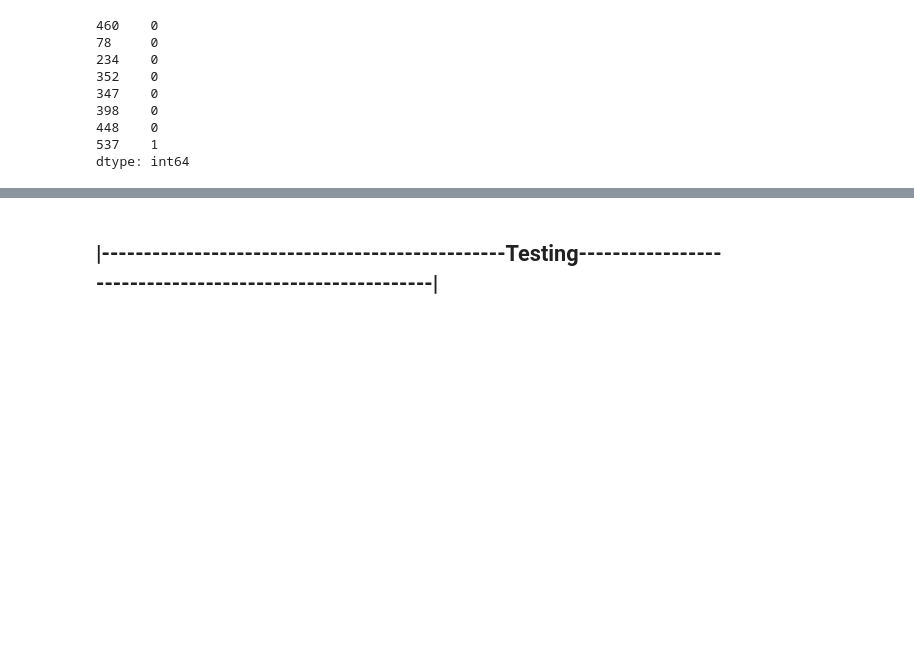
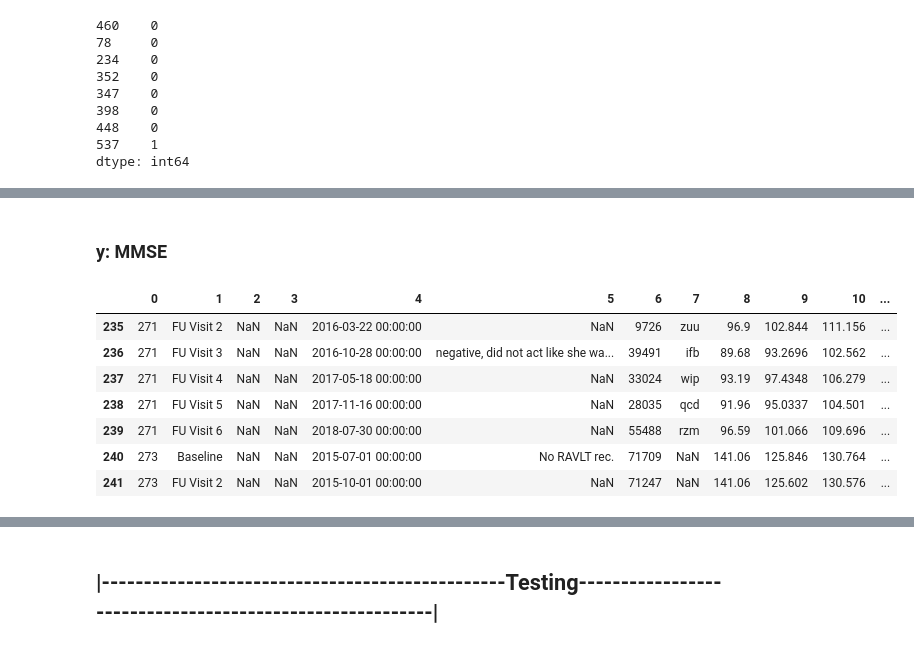
Before and after one commit to trallen91/Trace, a Jupyter notebook: CogScores.ipynb, the cells around one changed output, grey strips where cells are left out. Cells and saved outputs as stored; diff of their text form; code cells hidden in the pictures; blank space fills up the shorter version.

```diff
--- a/CogScores.ipynb
+++ b/CogScores.ipynb
@@ -1187,0 +1570,2 @@ array([1, 0, 0, 0, 0, 0, 0, 0], dtype=int64)
+# %% [markdown]
+### y: MMSE
@@ -1187,0 +1574,11 @@ array([1, 0, 0, 0, 0, 0, 0, 0], dtype=int64)
+# %%
+datasheet.iloc[235:242]
+# %% [output]
+|  | 0 | 1 | 2 | 3 | 4 | 5 | 6 | 7 | 8 | 9 | 10 | ... |
+| 235 | 271 | FU Visit 2 | NaN | NaN | 2016-03-22 00:00:00 | NaN | 9726 | zuu | 96.9 | 102.844 | 111.156 | ... |
+| 236 | 271 | FU Visit 3 | NaN | NaN | 2016-10-28 00:00:00 | negative, did not act like she wa... | 39491 | ifb | 89.68 | 93.2696 | 102.562 | ... |
+| 237 | 271 | FU Visit 4 | NaN | NaN | 2017-05-18 00:00:00 | NaN | 33024 | wip | 93.19 | 97.4348 | 106.279 | ... |
+| 238 | 271 | FU Visit 5 | NaN | NaN | 2017-11-16 00:00:00 | NaN | 28035 | qcd | 91.96 | 95.0337 | 104.501 | ... |
+| 239 | 271 | FU Visit 6 | NaN | NaN | 2018-07-30 00:00:00 | NaN | 55488 | rzm | 96.59 | 101.066 | 109.696 | ... |
+| 240 | 273 | Baseline | NaN | NaN | 2015-07-01 00:00:00 | No RAVLT rec. | 71709 | NaN | 141.06 | 125.846 | 130.764 | ... |
+| 241 | 273 | FU Visit 2 | NaN | NaN | 2015-10-01 00:00:00 | NaN | 71247 | NaN | 141.06 | 125.602 | 130.576 | ... |
```
Also changed, not shown: parts of 83 cells of this notebook.
